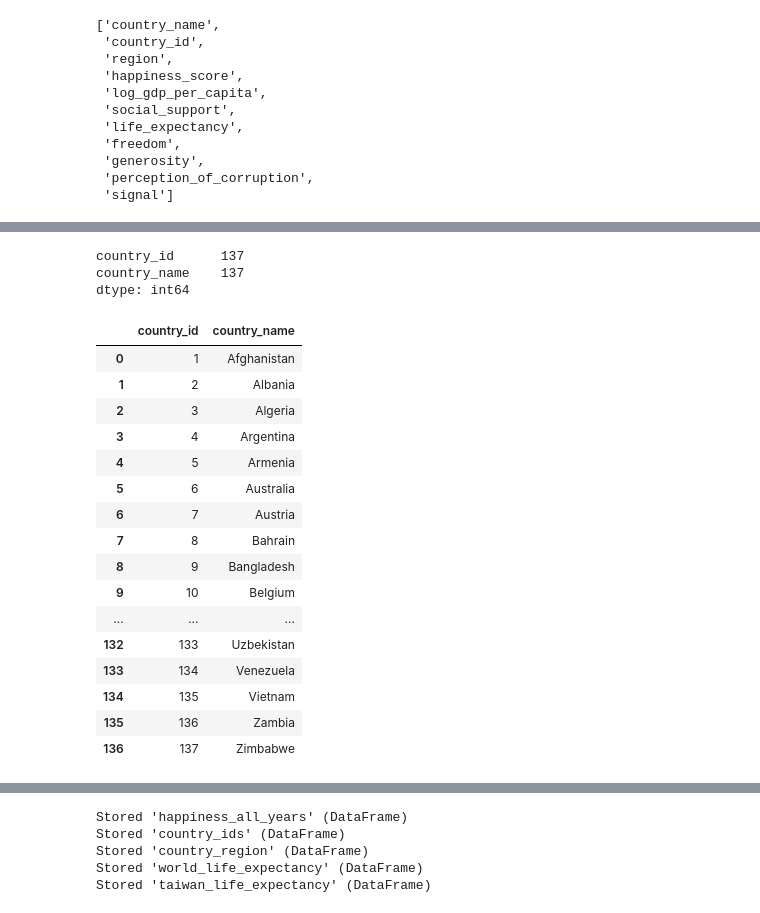
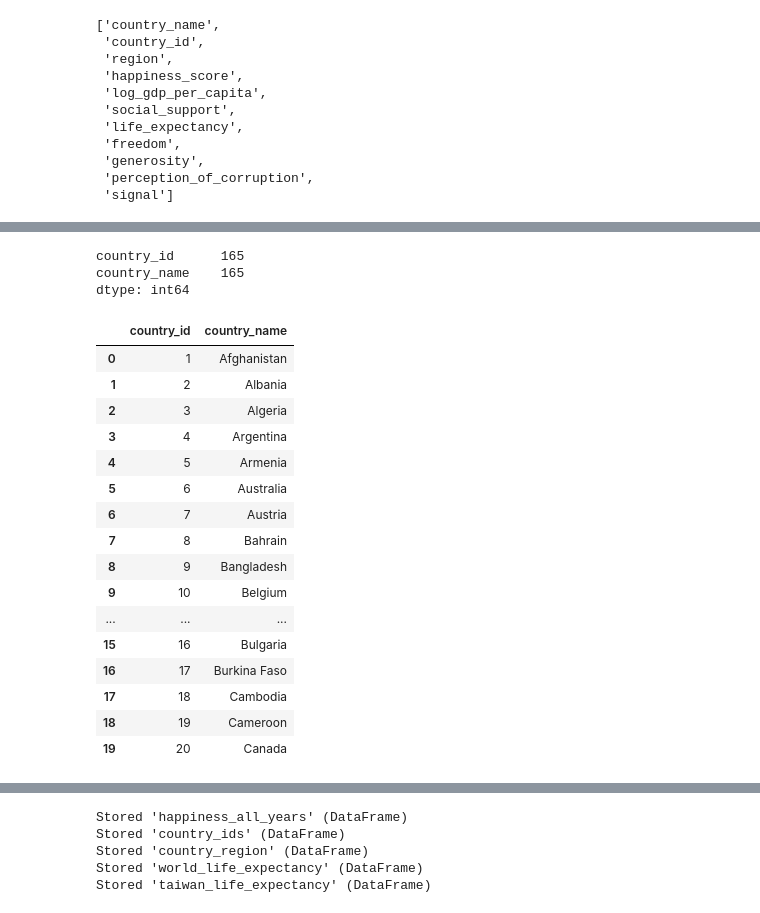
Before and after one commit to occampos/Global_Happiness_Analysis, a Jupyter notebook: Prep/Happiness_All_Years_Prep.ipynb, the cells around one changed output, grey strips where cells are left out. Drawn from its saved outputs; the diff is of its cells as text; code cells hidden in the pictures.

```diff
--- a/Prep/Happiness_All_Years_Prep.ipynb
+++ b/Prep/Happiness_All_Years_Prep.ipynb
@@ -850,29 +884,29 @@ test_data.head(10)
 # %%
 # Update country_ids table
 
 pd.set_option('display.max_rows', None);
 print(country_ids.count())
-country_ids
+country_ids.head(20)
 # %% [output]
-country_id      137
-country_name    137
+country_id      165
+country_name    165
 dtype: int64
 |  | country_id | country_name |
 | 0 | 1 | Afghanistan |
 | 1 | 2 | Albania |
 | 2 | 3 | Algeria |
 | 3 | 4 | Argentina |
 | 4 | 5 | Armenia |
 | 5 | 6 | Australia |
 | 6 | 7 | Austria |
 | 7 | 8 | Bahrain |
 | 8 | 9 | Bangladesh |
 | 9 | 10 | Belgium |
 | ... | ... | ... |
-| 132 | 133 | Uzbekistan |
-| 133 | 134 | Venezuela |
-| 134 | 135 | Vietnam |
-| 135 | 136 | Zambia |
-| 136 | 137 | Zimbabwe |
+| 15 | 16 | Bulgaria |
+| 16 | 17 | Burkina Faso |
+| 17 | 18 | Cambodia |
+| 18 | 19 | Cameroon |
+| 19 | 20 | Canada |
 # %%
 print(test_data['country_name'].drop_duplicates().reset_index().count())
```
Also changed, not shown: parts of 21 cells of this notebook, 1 other file.
